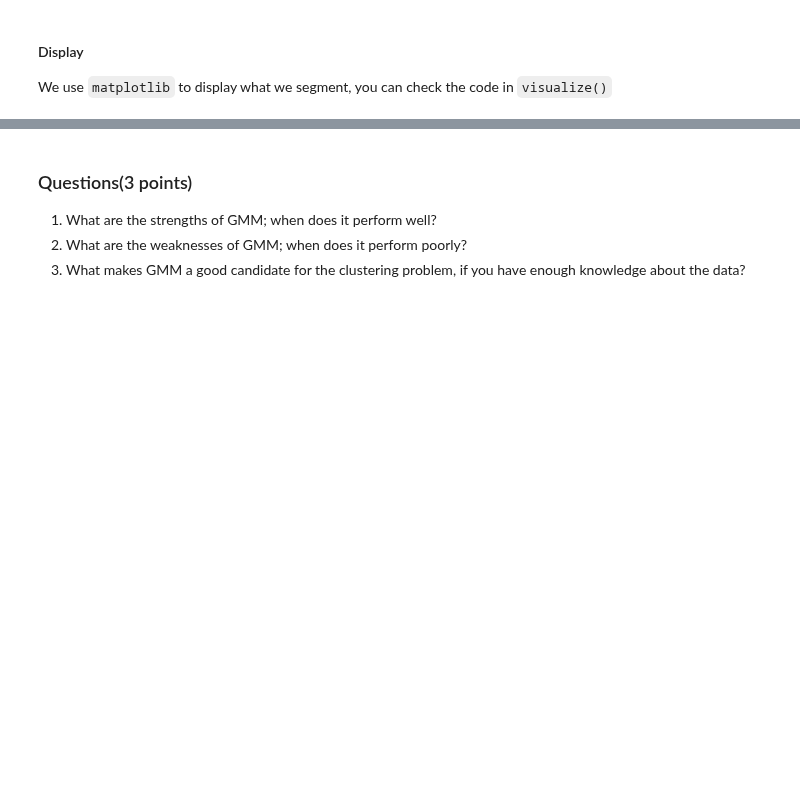
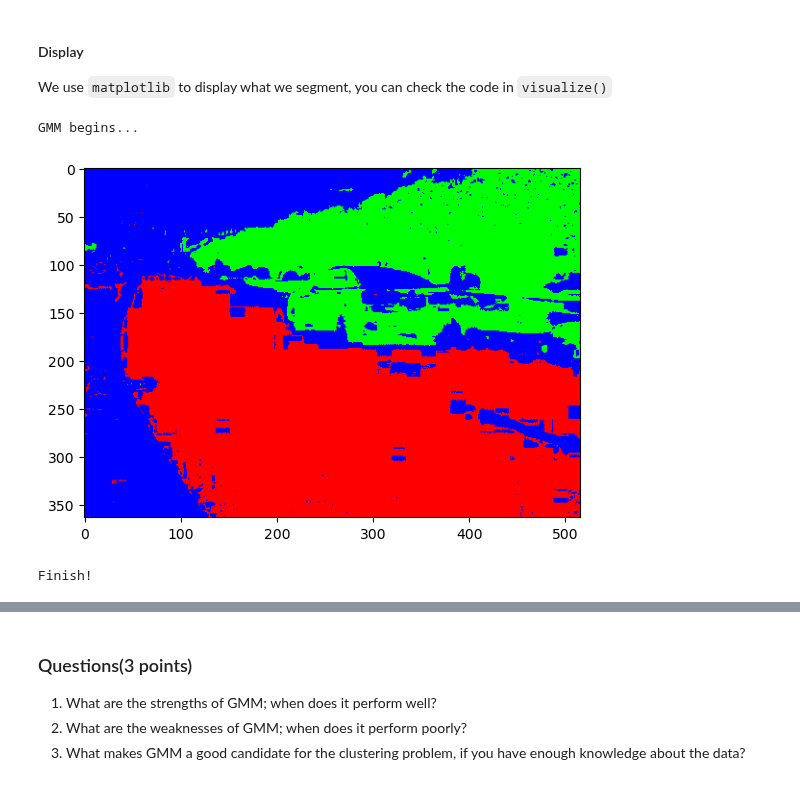
Before and after one commit to jiayh-sustech/Machine-Learning-2022F, a Jupyter notebook: Lab12.GMM clustering/Lab12.GMM Cluster.ipynb, the cells around one changed output, grey strips where cells are left out. Saved outputs shown, nothing was run; the diff lists cells and outputs as text; code cells hidden in the pictures; blank space fills up the shorter version.

```diff
--- a/Lab12.GMM clustering/Lab12.GMM Cluster.ipynb
+++ b/Lab12.GMM clustering/Lab12.GMM Cluster.ipynb
@@ -388,6 +388,25 @@ def visualize(gmm, image, ncomp, ih, iw):
             segmented_map[i, j, :] = np.asarray(COLORS[hard_belief]) / 255.0
     plt.imshow(segmented_map)
     plt.show()
+# %%
+ih, iw, ic, image_norm = load("data/original/sample.png")
+ncomp = 3
+iteration=500
+# init mu, prior and cov
+initial_mus, initial_priors, initial_covs = kmeans(ncomp, image_norm)
+
+# GMM
+print("GMM begins...")
+gmm = GMM(ncomp, initial_mus, initial_covs, initial_priors)
+gmm.fit(image_norm, iteration)
+
+# visualize
+visualize(gmm, image_norm, ncomp, ih, iw)
+print("Finish!")
+# %% [output]
+GMM begins...
+[figure, added]
+Finish!
 # %% [markdown]
 #### sample Result
 <img src="images/image-20220804223008133.png" alt="image-20220804223008133" style="zoom:67%;" />
```
